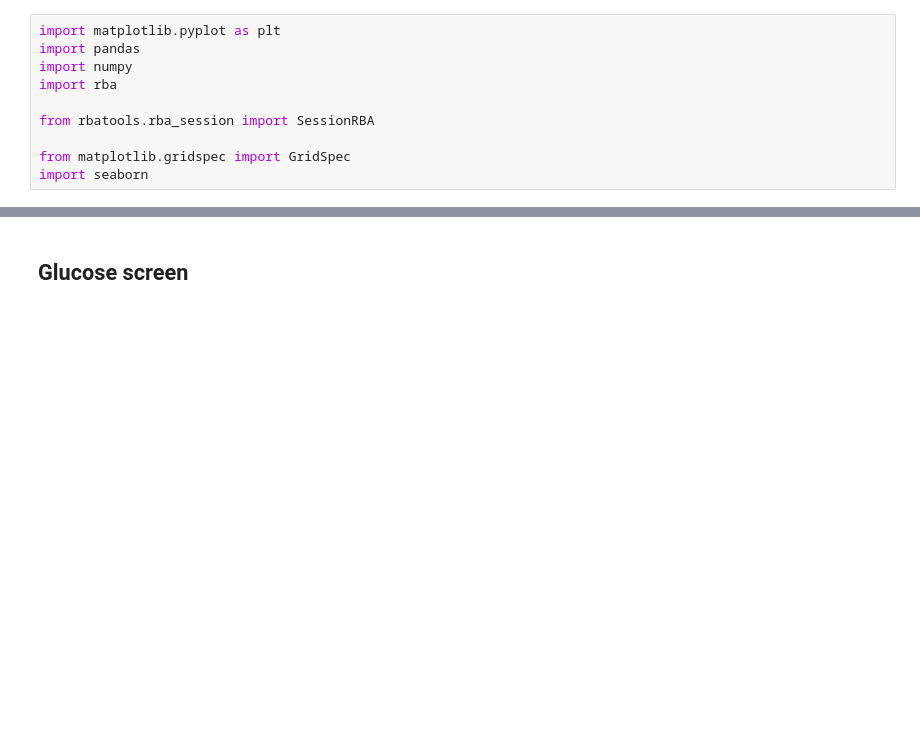
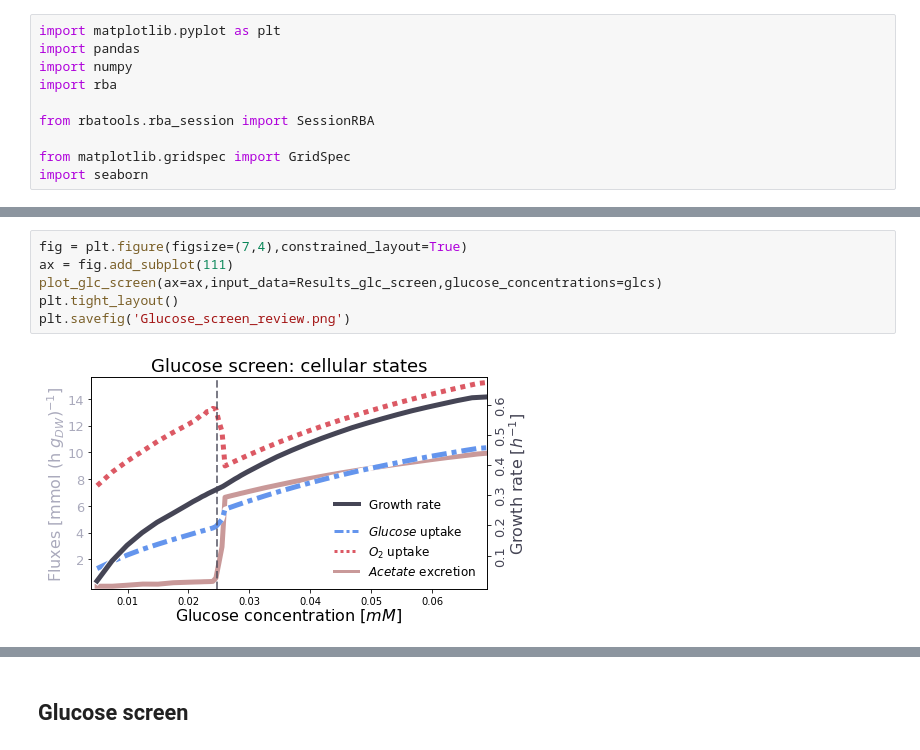
Before and after one commit to SysBioInra/rbatools, a Jupyter notebook: figure_for_manuscript/Fig_rbatools_Manuscript.ipynb, the cells around one changed output, grey strips where cells are left out. Cells and saved outputs as stored; diff of their text form; blank space fills up the shorter version.

Commit message:
notebooks figure manuscript

```diff
--- a/figure_for_manuscript/Fig_rbatools_Manuscript.ipynb
+++ b/figure_for_manuscript/Fig_rbatools_Manuscript.ipynb
@@ -33,0 +118,8 @@ contrast_line_color="#454555"
+# %%
+fig = plt.figure(figsize=(7,4),constrained_layout=True)
+ax = fig.add_subplot(111)
+plot_glc_screen(ax=ax,input_data=Results_glc_screen,glucose_concentrations=glcs)
+plt.tight_layout()
+plt.savefig('Glucose_screen_review.png')
+# %% [output]
+[figure, added]
```
Also changed, not shown: parts of 57 cells of this notebook, 4 other files.
